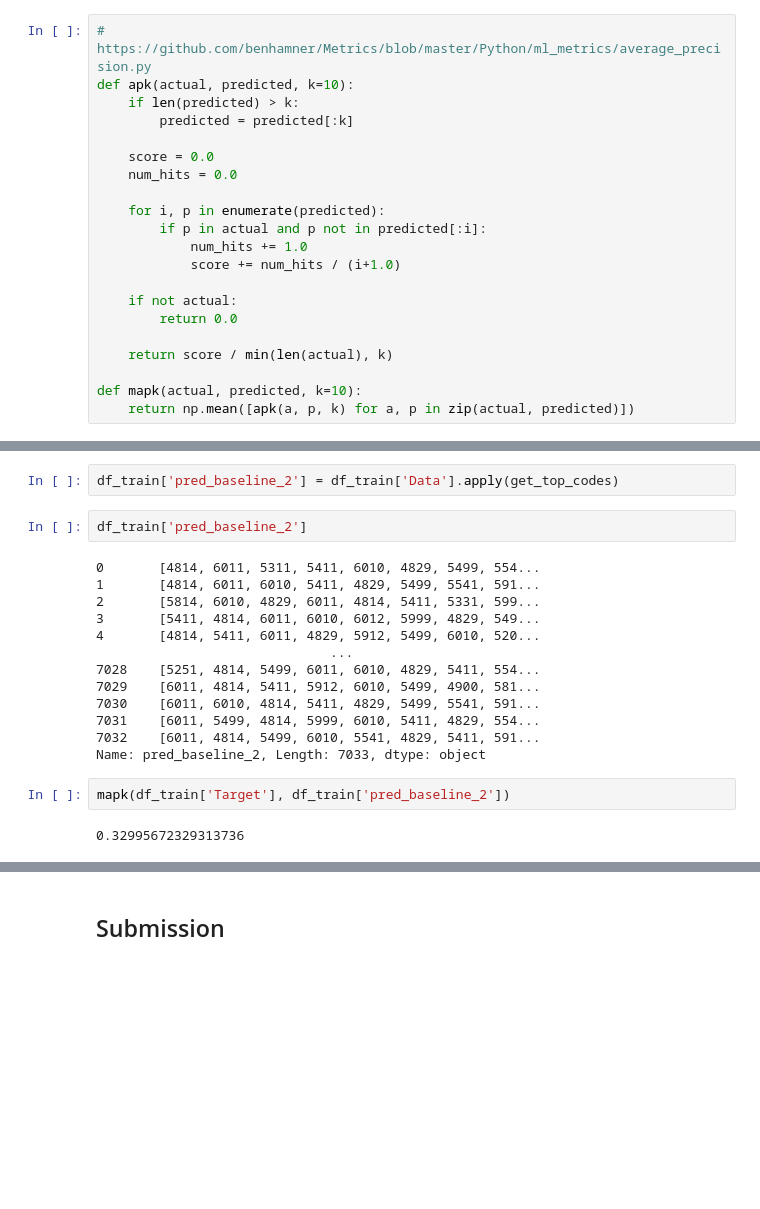
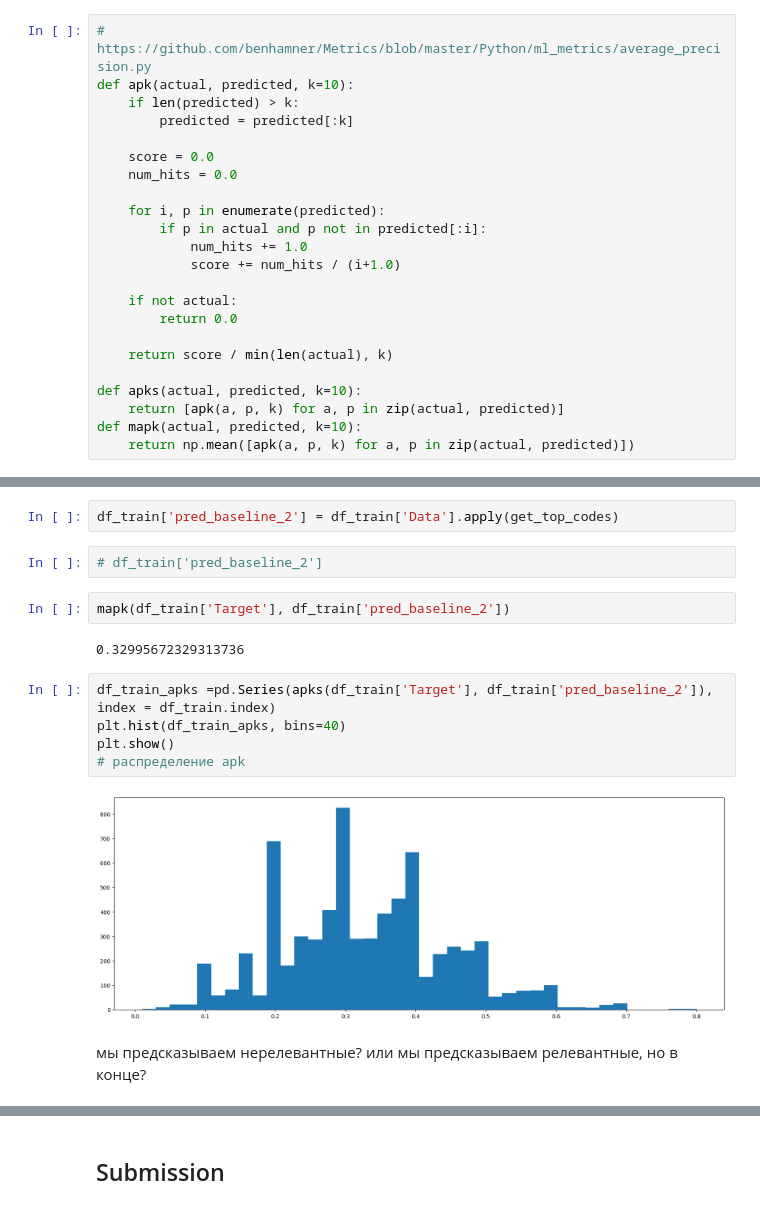
Before and after one commit to SergeyPishchulov/Alfa-Card-transactions-prediction, a Jupyter notebook: baseline-popular-transactions.ipynb, the cells around one changed output, grey strips where cells are left out. Saved outputs shown, nothing was run; the diff lists cells and outputs as text; blank space fills up the shorter version.

```diff
--- a/baseline-popular-transactions.ipynb
+++ b/baseline-popular-transactions.ipynb
@@ -32,6 +32,8 @@ def apk(actual, predicted, k=10):
 
     return score / min(len(actual), k)
 
+def apks(actual, predicted, k=10):
+    return [apk(a, p, k) for a, p in zip(actual, predicted)]
 def mapk(actual, predicted, k=10):
     return np.mean([apk(a, p, k) for a, p in zip(actual, predicted)])
 # %% [markdown]
@@ -266,21 +269,18 @@ def get_top_codes(transactions, top_n=10, drop_from=5):
 # %%
 df_train['pred_baseline_2'] = df_train['Data'].apply(get_top_codes)
 # %%
-df_train['pred_baseline_2']
+# df_train['pred_baseline_2']
-# %% [output]
-0       [4814, 6011, 5311, 5411, 6010, 4829, 5499, 554...
-1       [4814, 6011, 6010, 5411, 4829, 5499, 5541, 591...
-2       [5814, 6010, 4829, 6011, 4814, 5411, 5331, 599...
-3       [5411, 4814, 6011, 6010, 6012, 5999, 4829, 549...
-4       [4814, 5411, 6011, 4829, 5912, 5499, 6010, 520...
-                              ...
-7028    [5251, 4814, 5499, 6011, 6010, 4829, 5411, 554...
-7029    [6011, 4814, 5411, 5912, 6010, 5499, 4900, 581...
-7030    [6011, 6010, 4814, 5411, 4829, 5499, 5541, 591...
-7031    [6011, 5499, 4814, 5999, 6010, 5411, 4829, 554...
-7032    [6011, 4814, 5499, 6010, 5541, 4829, 5411, 591...
-Name: pred_baseline_2, Length: 7033, dtype: object
 # %%
 mapk(df_train['Target'], df_train['pred_baseline_2'])
 # %% [output]
 0.32995672329313736
+# %%
+df_train_apks =pd.Series(apks(df_train['Target'], df_train['pred_baseline_2']), index = df_train.index)
+plt.hist(df_train_apks, bins=40)
+plt.show()
+# распределение apk
+# %% [output]
+[figure, added]
+# %% [markdown]
+мы предсказываем нерелевантные?
+или мы предсказываем релевантные, но в конце?
```
Also changed, not shown: parts of 12 cells of this notebook.
